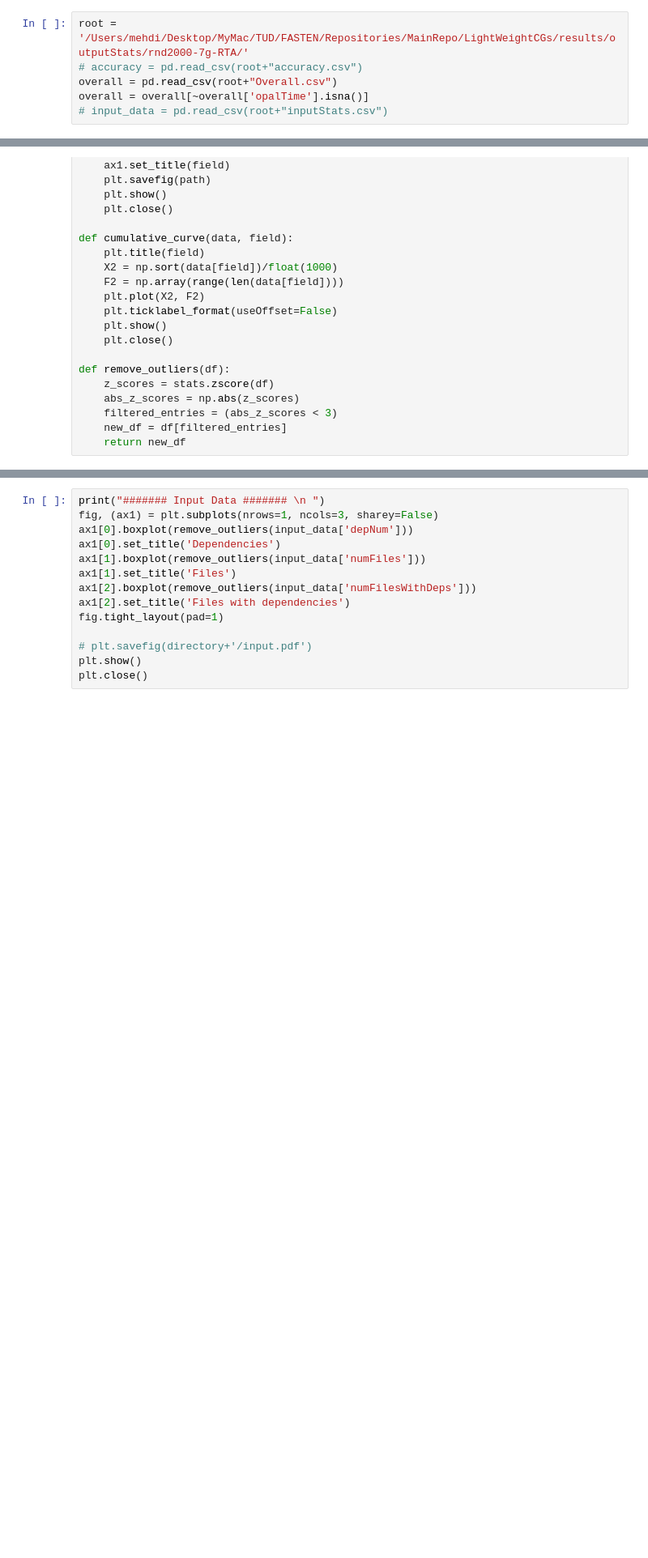
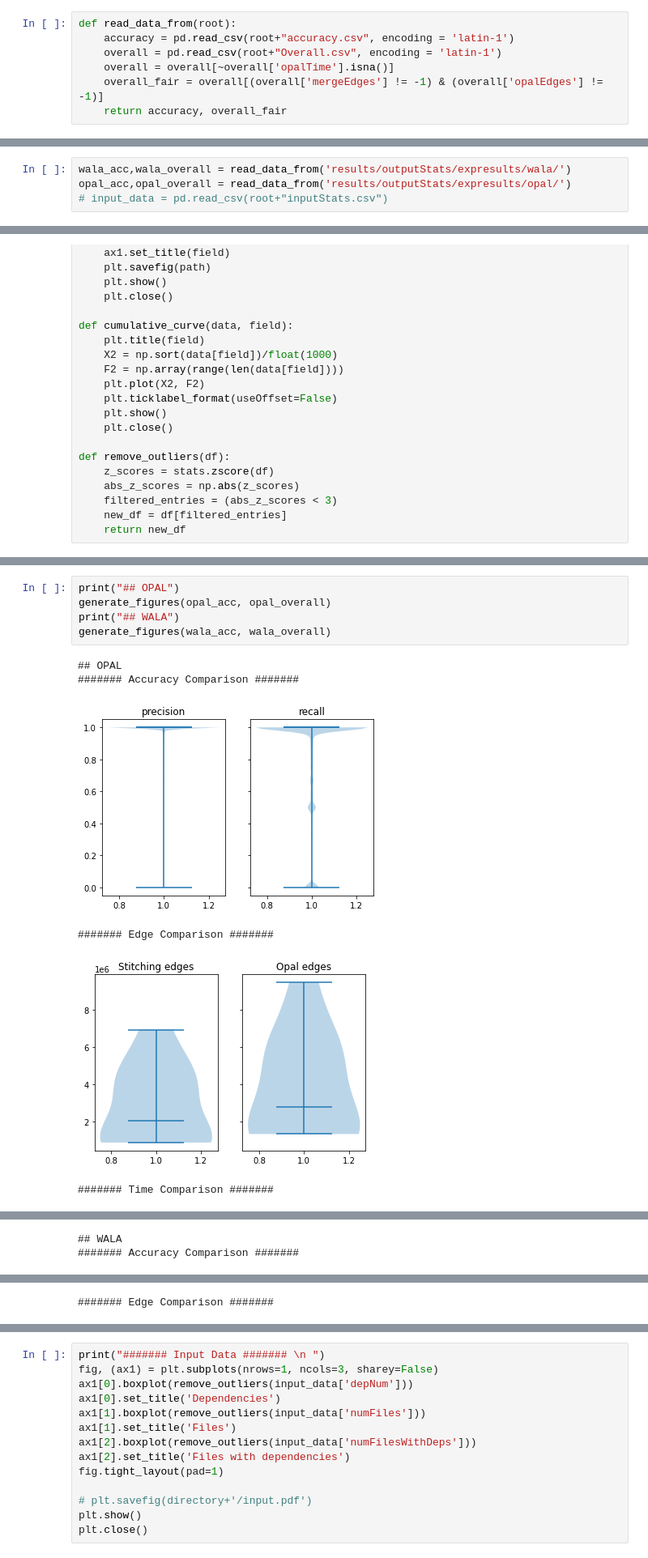
Before and after one commit to ashkboos/LightWeightCGs, a Jupyter notebook: stats.ipynb, the cells around one changed output, grey strips where cells are left out. Shown at 81% size. Drawn from its saved outputs; the diff is of its cells as text; blank space fills up the shorter version.

```diff
--- a/stats.ipynb
+++ b/stats.ipynb
@@ -6,8 +6,9 @@ import matplotlib.pyplot as plt
 import numpy as np
 from scipy import stats
 # %%
-root = '/Users/mehdi/Desktop/MyMac/TUD/FASTEN/Repositories/MainRepo/LightWeightCGs/results/outputStats/rnd2000-7g-RTA/'
-# accuracy = pd.read_csv(root+"accuracy.csv")
-overall = pd.read_csv(root+"Overall.csv")
-overall = overall[~overall['opalTime'].isna()]
-# input_data = pd.read_csv(root+"inputStats.csv")
+def read_data_from(root):
+    accuracy = pd.read_csv(root+"accuracy.csv", encoding = 'latin-1')
+    overall = pd.read_csv(root+"Overall.csv", encoding = 'latin-1')
+    overall = overall[~overall['opalTime'].isna()]
+    overall_fair = overall[(overall['mergeEdges'] != -1) & (overall['opalEdges'] != -1)]
+    return accuracy, overall_fair
@@ -24,0 +15,4 @@ len(overall)
+# %%
+wala_acc,wala_overall = read_data_from('results/outputStats/expresults/wala/')
+opal_acc,opal_overall = read_data_from('results/outputStats/expresults/opal/')
+# input_data = pd.read_csv(root+"inputStats.csv")
@@ -150,0 +159,12 @@ plt.close()
+# %%
+print("## OPAL")
+generate_figures(opal_acc, opal_overall)
+print("## WALA")
+generate_figures(wala_acc, wala_overall)
+# %% [output]
+## OPAL
+####### Accuracy Comparison #######
+[figure, added]
+####### Edge Comparison #######
+[figure, added]
+####### Time Comparison #######
@@ -150,0 +172,2 @@ plt.close()
+## WALA
+####### Accuracy Comparison #######
@@ -150,0 +175 @@ plt.close()
+####### Edge Comparison #######
```
Also changed, not shown: parts of 6 cells of this notebook, 20 other files.
